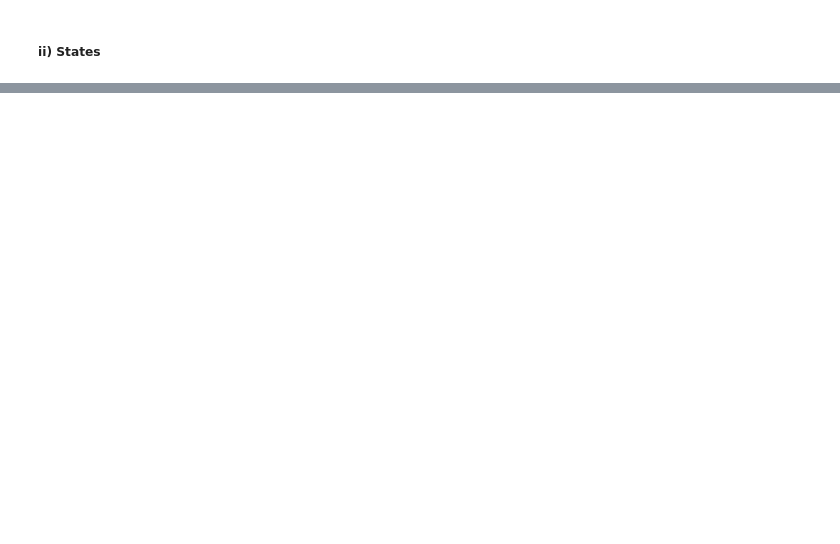
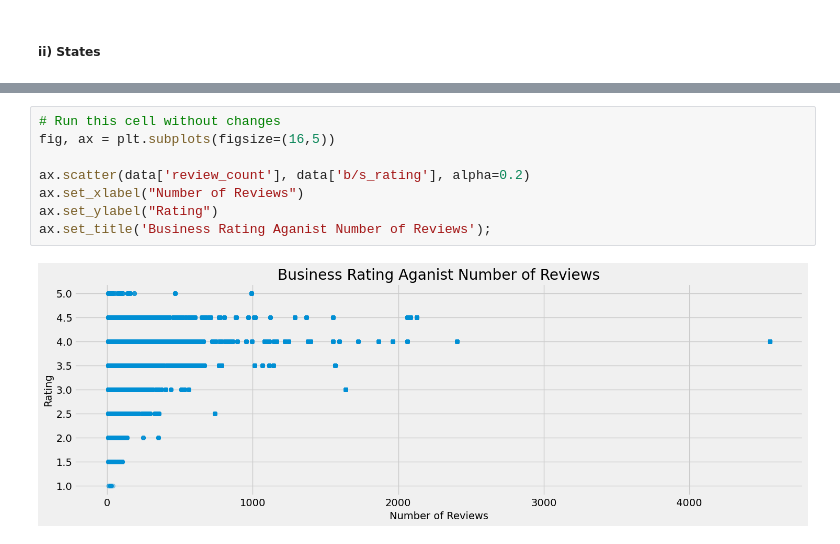
Before and after one commit to sha-ddie/Restaurant-Recommender-System, a Jupyter notebook: student.ipynb, the cells around one changed output, grey strips where cells are left out. Drawn from its saved outputs; the diff is of its cells as text; blank space fills up the shorter version.

```diff
--- a/student.ipynb
+++ b/student.ipynb
@@ -438,0 +527,10 @@ ax.bar_label( ax.containers[0],padding=3, fmt='{:,}');
+# %%
+# Run this cell without changes
+fig, ax = plt.subplots(figsize=(16,5))
+
+ax.scatter(data['review_count'], data['b/s_rating'], alpha=0.2)
+ax.set_xlabel("Number of Reviews")
+ax.set_ylabel("Rating")
+ax.set_title('Business Rating Aganist Number of Reviews');
+# %% [output]
+[figure, added]
```
Also changed, not shown: parts of 56 cells of this notebook.
